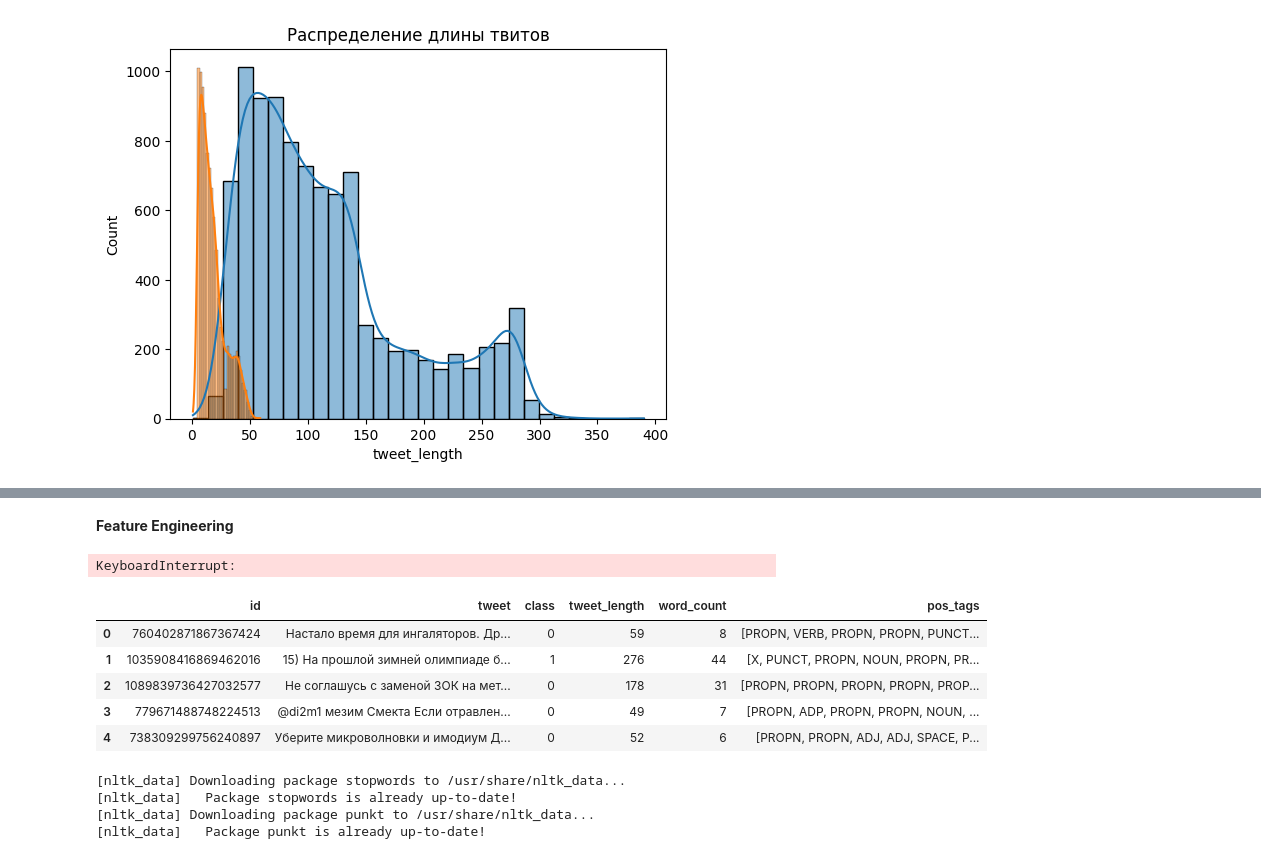
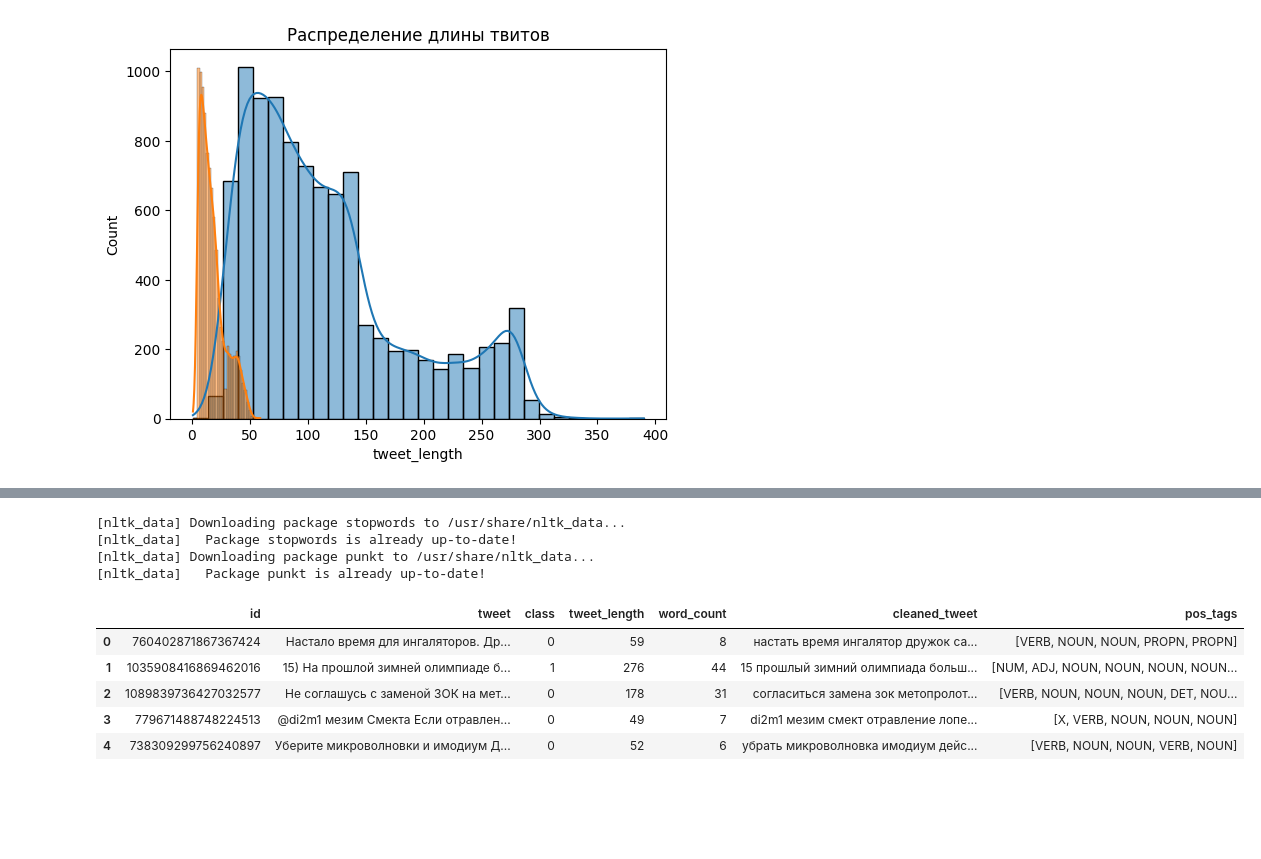
Before and after one commit to DamirGainatullin/nlp-hw, a Jupyter notebook: damir_gainatullin.ipynb, the cells around one changed output, grey strips where cells are left out. Drawn from its saved outputs; the diff is of its cells as text; code cells hidden in the pictures; blank space fills up the shorter version.

```diff
--- a/damir_gainatullin.ipynb
+++ b/damir_gainatullin.ipynb
@@ -118,26 +126,3 @@ You can now load the package via spacy.load('ru_core_news_sm')
-# %% [markdown]
-**Feature Engineering**
-# %%
-nlp = spacy.load('ru_core_news_sm')
-
-def pos_analysis(text):
-    doc = nlp(text)
-    return [token.pos_ for token in doc]
-
-
-train_data['pos_tags'] = train_data['tweet'].apply(pos_analysis)
-train_data.head(5)
-# %% [output]
-KeyboardInterrupt:
-# %%
-train_data.head(5)
-# %% [output]
-|  | id | tweet | class | tweet_length | word_count | pos_tags |
-| 0 | 760402871867367424 | Настало время для ингаляторов. Др... | 0 | 59 | 8 | [PROPN, VERB, PROPN, PROPN, PUNCT... |
-| 1 | 1035908416869462016 | 15) На прошлой зимней олимпиаде б... | 1 | 276 | 44 | [X, PUNCT, PROPN, NOUN, PROPN, PR... |
-| 2 | 1089839736427032577 | Не соглашусь с заменой ЗОК на мет... | 0 | 178 | 31 | [PROPN, PROPN, PROPN, PROPN, PROP... |
-| 3 | 779671488748224513 | @di2m1 мезим Смекта Если отравлен... | 0 | 49 | 7 | [PROPN, ADP, PROPN, PROPN, NOUN, ... |
-| 4 | 738309299756240897 | Уберите микроволновки и имодиум Д... | 0 | 52 | 6 | [PROPN, PROPN, ADJ, ADJ, SPACE, P... |
 # %%
 # Text normalization
 
@@ -158,3 +143,20 @@ train_data['cleaned_tweet'] = train_data['tweet'].apply(preprocess_text)
 [nltk_data]   Package stopwords is already up-to-date!
 [nltk_data] Downloading package punkt to /usr/share/nltk_data...
 [nltk_data]   Package punkt is already up-to-date!
+# %%
+nlp = spacy.load('ru_core_news_sm')
+
+def pos_analysis(text):
+    doc = nlp(text)
+    return [token.pos_ for token in doc]
+
+
+train_data['pos_tags'] = train_data['cleaned_tweet'].apply(pos_analysis)
+train_data.head(5)
+# %% [output]
+|  | id | tweet | class | tweet_length | word_count | cleaned_tweet | pos_tags |
+| 0 | 760402871867367424 | Настало время для ингаляторов. Др... | 0 | 59 | 8 | настать время ингалятор дружок са... | [VERB, NOUN, NOUN, PROPN, PROPN] |
+| 1 | 1035908416869462016 | 15) На прошлой зимней олимпиаде б... | 1 | 276 | 44 | 15 прошлый зимний олимпиада больш... | [NUM, ADJ, NOUN, NOUN, NOUN, NOUN... |
+| 2 | 1089839736427032577 | Не соглашусь с заменой ЗОК на мет... | 0 | 178 | 31 | согласиться замена зок метопролот... | [VERB, NOUN, NOUN, NOUN, DET, NOU... |
+| 3 | 779671488748224513 | @di2m1 мезим Смекта Если отравлен... | 0 | 49 | 7 | di2m1 мезим смект отравление лопе... | [X, VERB, NOUN, NOUN, NOUN] |
+| 4 | 738309299756240897 | Уберите микроволновки и имодиум Д... | 0 | 52 | 6 | убрать микроволновка имодиум дейс... | [VERB, NOUN, NOUN, VERB, NOUN] |
```
Also changed, not shown: parts of 9 cells of this notebook.
